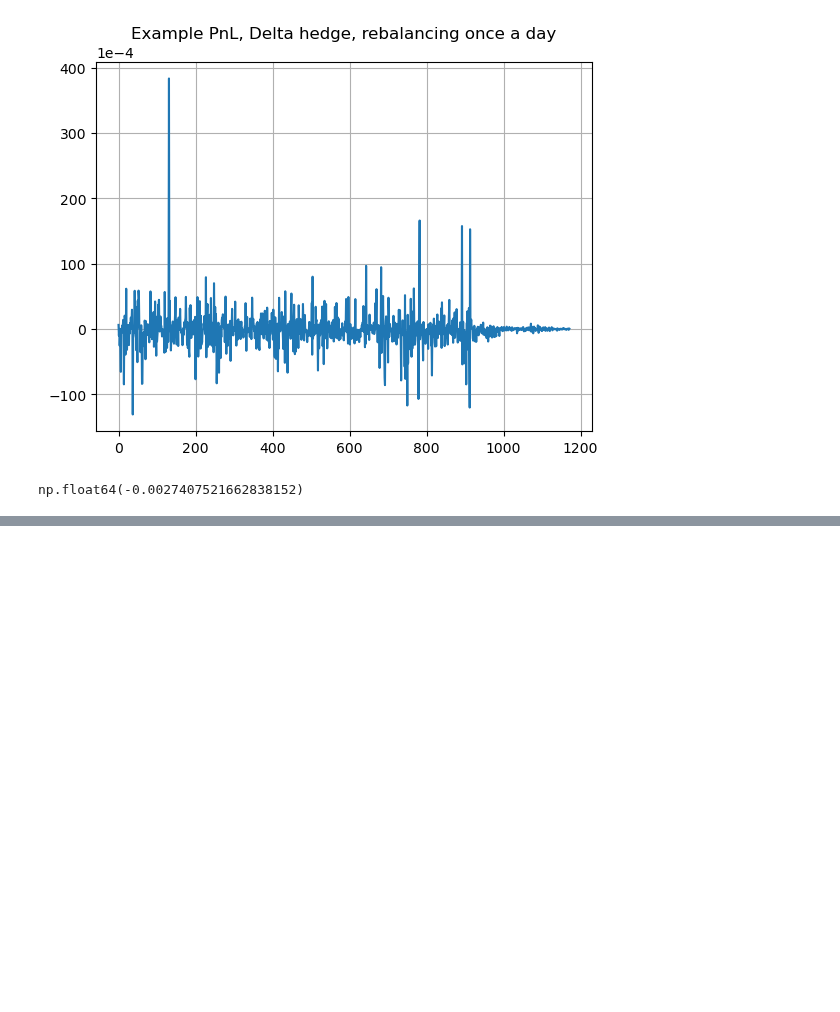
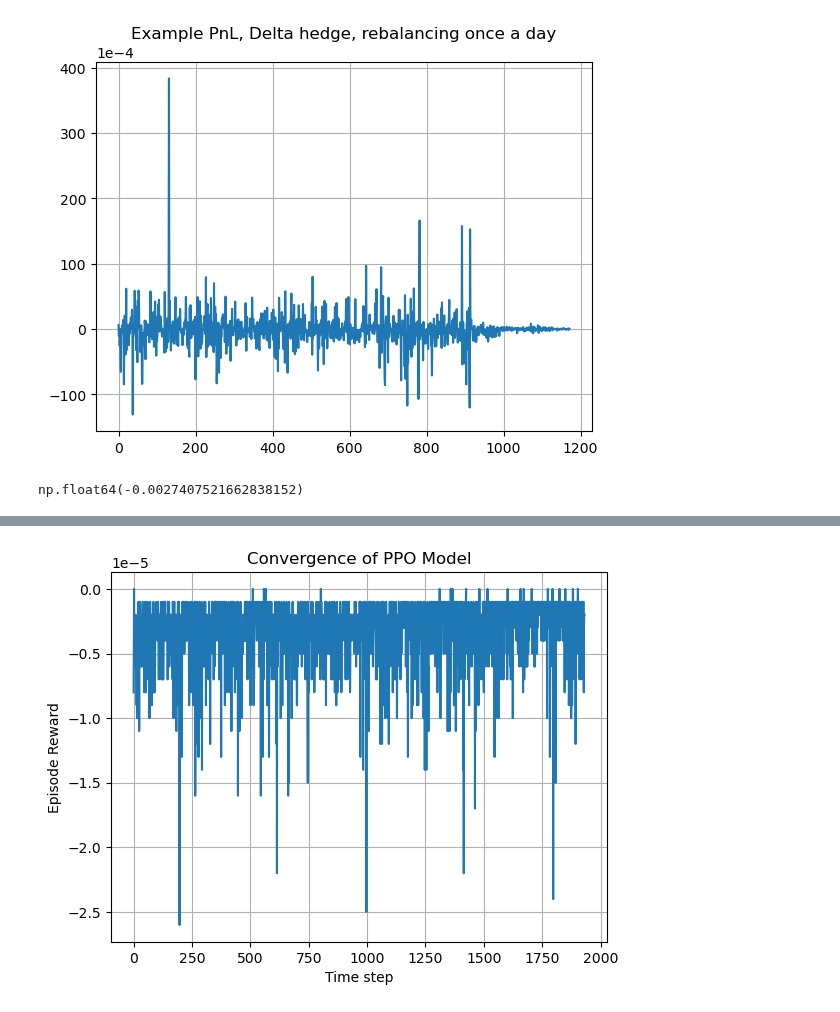
Before and after one commit to spelbella/cva_risk_management_thesis, a Jupyter notebook: Hedge/DDPG_test.ipynb, the cells around one changed output, grey strips where cells are left out. Drawn from its saved outputs; the diff is of its cells as text; code cells hidden in the pictures; blank space fills up the shorter version.

```diff
--- a/Hedge/DDPG_test.ipynb
+++ b/Hedge/DDPG_test.ipynb
@@ -336,0 +368,12 @@ TypeError: object of type 'numpy.float64' has no len()
+# %%
+log_data = pd.read_csv(log_dir + "monitor.csv", skiprows=1)
+
+# Plot the convergence curve
+plt.plot(log_data["r"])  # "l" (length) vs "r" (reward)
+plt.xlabel("Time step")
+plt.ylabel("Episode Reward")
+plt.title("Convergence of PPO Model")
+plt.grid()
+plt.show()
+# %% [output]
+[figure, added]
```
Also changed, not shown: parts of 14 cells of this notebook, 3 other files.
